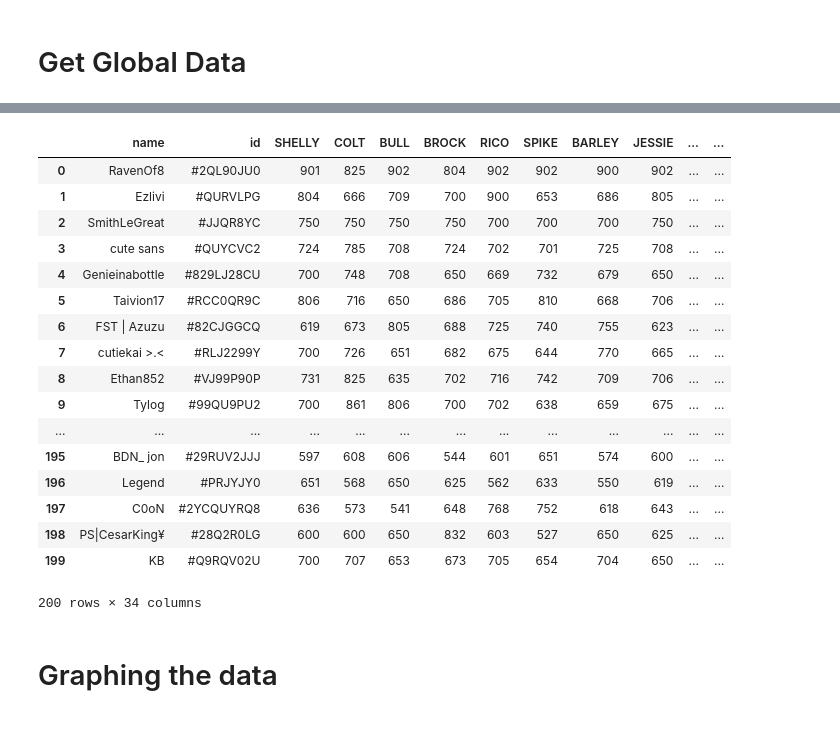
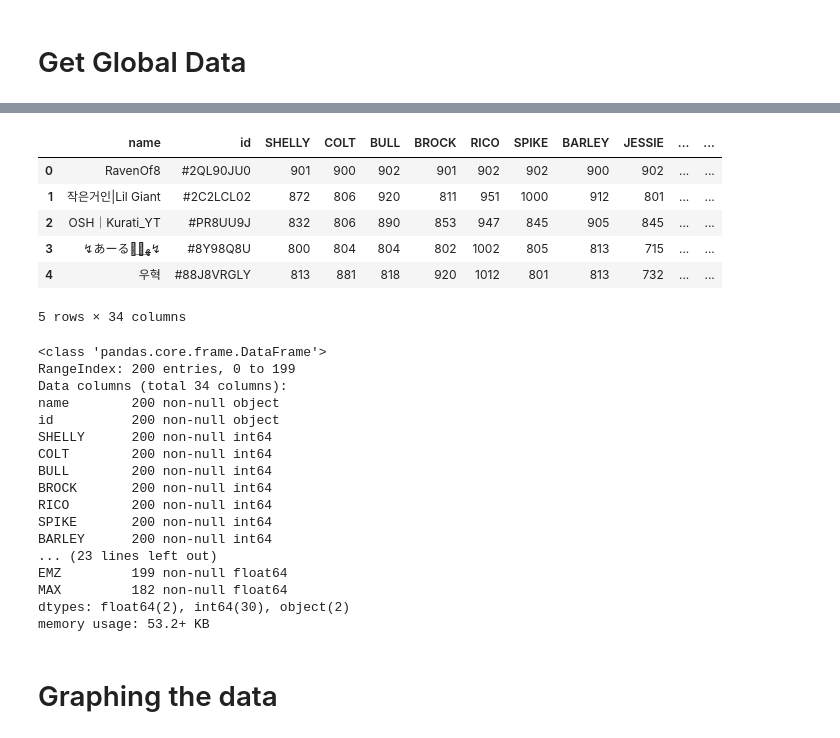
Before and after one commit to Aaronhjlee/brawlstars_meta, a Jupyter notebook: EDA.ipynb, the cells around one changed output, grey strips where cells are left out. Cells and saved outputs as stored; diff of their text form; code cells hidden in the pictures.

```diff
--- a/EDA.ipynb
+++ b/EDA.ipynb
@@ -189,24 +189,33 @@ Wall time: 5.25 µs
 # %%
-df
+df.head()
 # %% [output]
 |  | name | id | SHELLY | COLT | BULL | BROCK | RICO | SPIKE | BARLEY | JESSIE | ... | ... |
-| 0 | RavenOf8 | #2QL90JU0 | 901 | 825 | 902 | 804 | 902 | 902 | 900 | 902 | ... | ... |
-| 1 | Ezlivi | #QURVLPG | 804 | 666 | 709 | 700 | 900 | 653 | 686 | 805 | ... | ... |
-| 2 | SmithLeGreat | #JJQR8YC | 750 | 750 | 750 | 750 | 700 | 700 | 700 | 750 | ... | ... |
-| 3 | cute sans | #QUYCVC2 | 724 | 785 | 708 | 724 | 702 | 701 | 725 | 708 | ... | ... |
-| 4 | Genieinabottle | #829LJ28CU | 700 | 748 | 708 | 650 | 669 | 732 | 679 | 650 | ... | ... |
-| 5 | Taivion17 | #RCC0QR9C | 806 | 716 | 650 | 686 | 705 | 810 | 668 | 706 | ... | ... |
-| 6 | FST | Azuzu | #82CJGGCQ | 619 | 673 | 805 | 688 | 725 | 740 | 755 | 623 | ... | ... |
-| 7 | cutiekai >.< | #RLJ2299Y | 700 | 726 | 651 | 682 | 675 | 644 | 770 | 665 | ... | ... |
-| 8 | Ethan852 | #VJ99P90P | 731 | 825 | 635 | 702 | 716 | 742 | 709 | 706 | ... | ... |
-| 9 | Tylog | #99QU9PU2 | 700 | 861 | 806 | 700 | 702 | 638 | 659 | 675 | ... | ... |
-| ... | ... | ... | ... | ... | ... | ... | ... | ... | ... | ... | ... | ... |
-| 195 | BDN_ jon | #29RUV2JJJ | 597 | 608 | 606 | 544 | 601 | 651 | 574 | 600 | ... | ... |
-| 196 | Legend | #PRJYJY0 | 651 | 568 | 650 | 625 | 562 | 633 | 550 | 619 | ... | ... |
-| 197 | C0oN | #2YCQUYRQ8 | 636 | 573 | 541 | 648 | 768 | 752 | 618 | 643 | ... | ... |
-| 198 | PS|CesarKing¥ | #28Q2R0LG | 600 | 600 | 650 | 832 | 603 | 527 | 650 | 625 | ... | ... |
-| 199 | KB | #Q9RQV02U | 700 | 707 | 653 | 673 | 705 | 654 | 704 | 650 | ... | ... |
+| 0 | RavenOf8 | #2QL90JU0 | 901 | 900 | 902 | 901 | 902 | 902 | 900 | 902 | ... | ... |
+| 1 | 작은거인|Lil Giant | #2C2LCL02 | 872 | 806 | 920 | 811 | 951 | 1000 | 912 | 801 | ... | ... |
+| 2 | OSH｜Kurati_YT | #PR8UU9J | 832 | 806 | 890 | 853 | 947 | 845 | 905 | 845 | ... | ... |
+| 3 | ↯あーる指͢定͢ﻬ↯ | #8Y98Q8U | 800 | 804 | 804 | 802 | 1002 | 805 | 813 | 715 | ... | ... |
+| 4 | 우혁 | #88J8VRGLY | 813 | 881 | 818 | 920 | 1012 | 801 | 813 | 732 | ... | ... |
-200 rows × 34 columns
+5 rows × 34 columns
+# %%
+df.info()
+# %% [output]
+<class 'pandas.core.frame.DataFrame'>
+RangeIndex: 200 entries, 0 to 199
+Data columns (total 34 columns):
+name        200 non-null object
+id          200 non-null object
+SHELLY      200 non-null int64
+COLT        200 non-null int64
+BULL        200 non-null int64
+BROCK       200 non-null int64
+RICO        200 non-null int64
+SPIKE       200 non-null int64
+BARLEY      200 non-null int64
+... (23 lines left out)
+EMZ         199 non-null float64
+MAX         182 non-null float64
+dtypes: float64(2), int64(30), object(2)
+memory usage: 53.2+ KB
 # %% [markdown]
 # Graphing the data
 # %%
```
Also changed, not shown: parts of 2 cells of this notebook, 2 other files.
